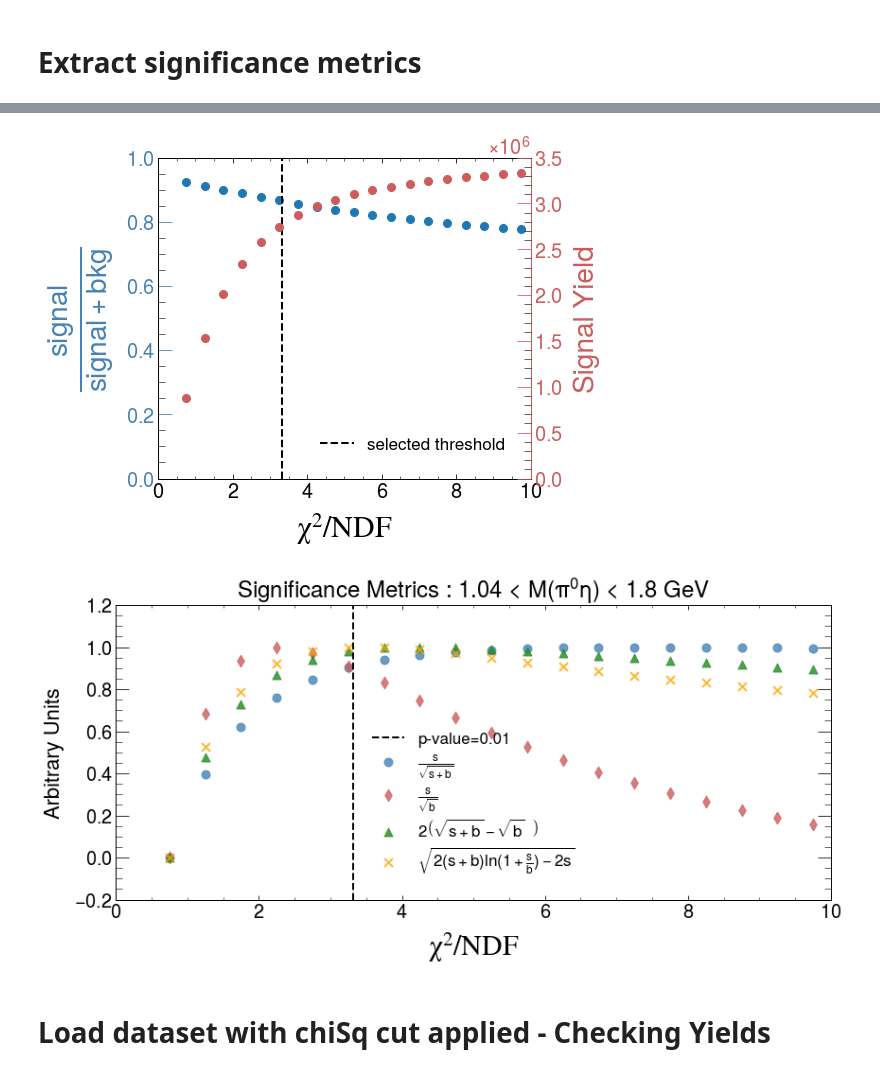
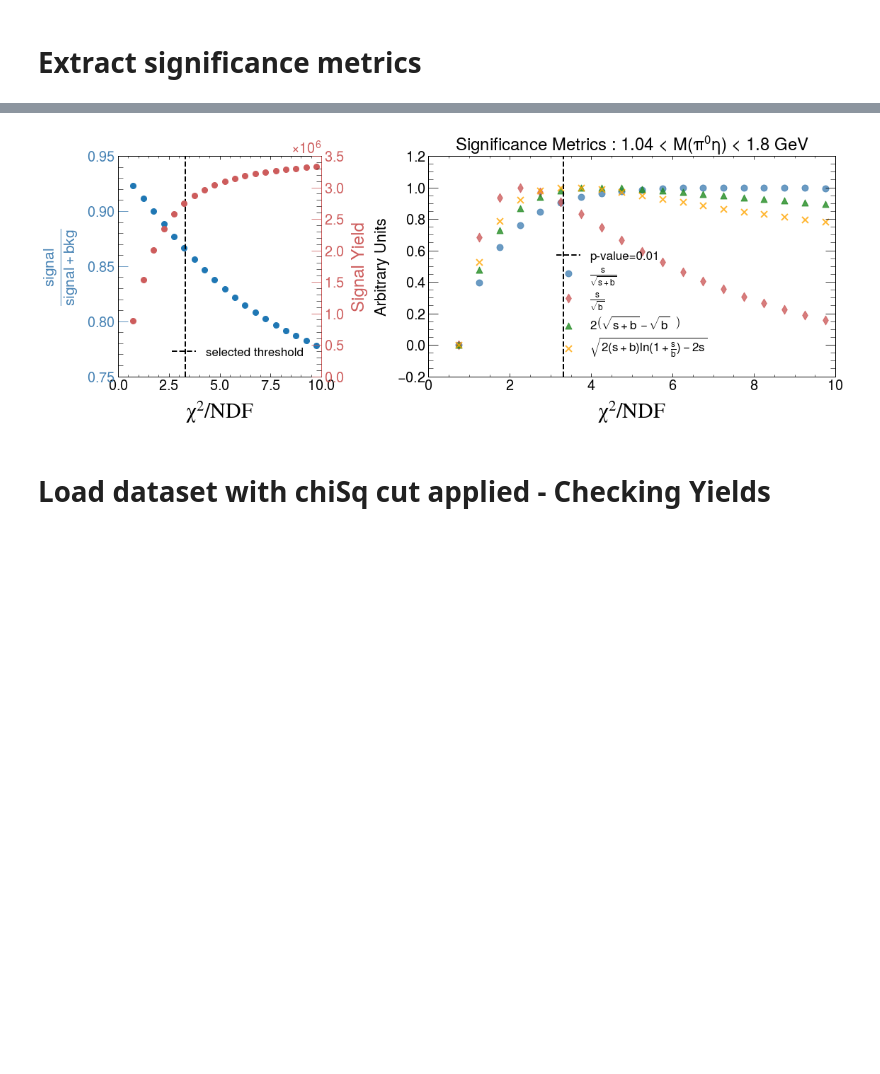
Before and after one commit to lan13005/EtaPi-Analysis, a Jupyter notebook: study_eventSelections/event_selection.ipynb, the cells around one changed output, grey strips where cells are left out. Cells and saved outputs as stored; diff of their text form; code cells hidden in the pictures; blank space fills up the shorter version.

```diff
--- a/study_eventSelections/event_selection.ipynb
+++ b/study_eventSelections/event_selection.ipynb
@@ -874,7 +894,11 @@ chiSqThresholds=chiSqThresholds/NDF
 # %%
-fig,axes=plt.subplots(1,1,figsize=(8,6))
-axes=[axes]
+fig,axes=plt.subplots(1,2,figsize=(16,6),gridspec_kw={'width_ratios': [1, 2]})
 
+
+def standardize_array(array):
+    if type(array)==list:
+        array=np.array(array)
+    return (array-array.min())/(array.max()-array.min())
 
 def polyH(x, a, b, c, d, e, f, g):
     return a+b*x+c*x**2+d*x**3+e*x**4+f*x**5+g*x**6
@@ -884,9 +908,9 @@ def polyHderiv(x, a, b, c, d, e):
 
 axes[0].scatter(chiSqThresholds,puritys)
 axes[0].set_xlabel("$\chi^2$/NDF",fontname="stix",size=30)
-axes[0].set_ylabel(r"$\frac{signal}{signal+bkg}$",size=40,c="steelblue")
+axes[0].set_ylabel(r"$\frac{signal}{signal+bkg}$",size=30,c="steelblue")
 axes[0].tick_params(axis='y', colors='steelblue')
-axes[0].set_ylim(0,1)
+# axes[0].set_ylim(0,1)
 # popt1, pcov = curve_fit(polyH,chiSqThresholds,puritys,p0=(0.8,-0.1,0,0,0,0,0))
 # axes[0].plot(chiSqThresholds,polyH(chiSqThresholds,*popt1),c='steelblue',label='Purity Poly Fit')
 
@@ -897,7 +921,7 @@ axes02.scatter(chiSqThresholds,sig_yields,color='indianred')
 # axes02.plot(chiSqThresholds,polyH(chiSqThresholds,*popt2),c='indianred',label='Yield Poly Fit')
 axes02.spines["right"].set_edgecolor('indianred')
 axes02.tick_params(axis='y', colors='indianred')
-axes02.set_ylabel(r"Signal Yield",size=28,c='indianred')
+axes02.set_ylabel(r"Signal Yield",size=24,c='indianred')
 axes02.set_ylim(bottom=0)
 
 axes[0].axvline(13.277/NDF,c='black',linestyle='--',label='selected threshold')
@@ -905,8 +929,30 @@ axes[0].axvline(13.277/NDF,c='black',linestyle='--',label='selected threshold')
 h1, l1 = axes[0].get_legend_handles_labels()
 h2, l2 = axes02.get_legend_handles_labels()
 axes[0].legend(h2+h1, l2+l1, loc=4)
+# plt.tight_layout()
+# plt.savefig(resultsFolder+"/purity_yield_vs_chiSqCut.pdf")
+
+
+# fig,axes=plt.subplots(1,1,figsize=(12,6))
+
+axes[1].scatter(chiSqThresholds,standardize_array(significances_sb),marker='o',alpha=0.8,
+             s=80,facecolor='steelblue',edgecolor='steelblue',label=r"$\frac{s}{\sqrt{s+b}}$")
+axes[1].scatter(chiSqThresholds,standardize_array(significances_b),edgecolor='indianred',marker='d',alpha=0.8,
+             s=80,facecolor='indianred',label=r"$\frac{s}{\sqrt{b}}$")
+axes[1].scatter(chiSqThresholds,standardize_array(significances_sbb),edgecolor='forestgreen',marker='^',
+             alpha=0.8,facecolor='forestgreen',s=80,label=r"$2\left(\sqrt{s+b}-\sqrt{b}\ \ \right)$")
+axes[1].scatter(chiSqThresholds,standardize_array(significances_cl),color='orange',s=80,marker='x',
+             alpha=0.8,facecolor='orange',label=r"$\sqrt{2(s+b)ln(1+\frac{s}{b})-2s}$")
+
+axes[1].axvline(13.277/NDF,c='black',linestyle='--',label='p-value=0.01')
+axes[1].set_ylabel("Arbitrary Units")
+axes[1].legend(loc="lower center")
+axes[1].set_xlabel("$\chi^2/NDF$",fontname="stix",size=30)
+
+
+axes[1].set_title(r"Significance Metrics : 1.04 < $M(\pi^0\eta)$ < 1.8 GeV",size=24)
 plt.tight_layout()
-plt.savefig(resultsFolder+"/purity_yield_vs_chiSqCut.pdf")
+plt.savefig(resultsFolder+"/significance_vs_chiSqCut_Mpi0etaGT104LT18.pdf")
 
 
 # # #################
@@ -983,42 +1029,4 @@ plt.savefig(resultsFolder+"/purity_yield_vs_chiSqCut.pdf")
 
 # plt.tight_layout()
 # plt.savefig(resultsFolder+"/significance_vs_chiSqCut_Mpi0etaGT16LT28.pdf")
-
-
-
-fig,axes=plt.subplots(1,1,figsize=(12,6))
-
-def standardize_array(array):
-    if type(array)==list:
-        array=np.array(array)
-    return (array-array.min())/(array.max()-array.min())
-
-
-axes.scatter(chiSqThresholds,standardize_array(significances_sb),marker='o',alpha=0.8,
-             s=80,facecolor='steelblue',edgecolor='steelblue',label=r"$\frac{s}{\sqrt{s+b}}$")
-axes.scatter(chiSqThresholds,standardize_array(significances_b),edgecolor='indianred',marker='d',alpha=0.8,
-             s=80,facecolor='indianred',label=r"$\frac{s}{\sqrt{b}}$")
-axes.scatter(chiSqThresholds,standardize_array(significances_sbb),edgecolor='forestgreen',marker='^',
-             alpha=0.8,facecolor='forestgreen',s=80,label=r"$2\left(\sqrt{s+b}-\sqrt{b}\ \ \right)$")
-axes.scatter(chiSqThresholds,standardize_array(significances_cl),color='orange',s=80,marker='x',
-             alpha=0.8,facecolor='orange',label=r"$\sqrt{2(s+b)ln(1+\frac{s}{b})-2s}$")
-
-axes.axvline(13.277/NDF,c='black',linestyle='--',label='p-value=0.01')
-axes.set_ylabel("Arbitrary Units")
-axes.legend(loc="lower center")
-axes.set_xlabel("$\chi^2/NDF$",fontname="stix",size=30)
-
-# axes.set_title(r"Significance Metrics : Integrated $M(\pi^0\eta)$",size=24)
-# plt.tight_layout()
-# plt.savefig(resultsFolder+"/significance_vs_chiSqCut_Mpi0etaIntegrated.pdf")
-
-# axes.set_title(r"Significance Metrics : $M(\pi^0\eta)$ < 1.6 GeV", size=24)
-# plt.tight_layout()
-# plt.savefig(resultsFolder+"/significance_vs_chiSqCut_Mpi0etaLT16.pdf")
-
-axes.set_title(r"Significance Metrics : 1.04 < $M(\pi^0\eta)$ < 1.8 GeV",size=24)
-# axes.set_title(r"Significance Metrics : 1.6 < $M(\pi^0\eta)$ < 2.8 GeV",size=24)
-plt.tight_layout()
-plt.savefig(resultsFolder+"/significance_vs_chiSqCut_Mpi0etaGT104LT18.pdf")
-# plt.savefig(resultsFolder+"/significance_vs_chiSqCut_Mpi0etaGT16LT28.pdf")
 # %% [output]
@@ -1029,5 +1035,4 @@ WARNING:matplotlib.backends.backend_pdf:'STIX-Regular.otf' can not be subsetted
-[figure, old version]
+[figure, new version]
-[figure, removed]
 # %% [markdown]
 # Load dataset with chiSq cut applied - Checking Yields
 # %%
```
Also changed, not shown: parts of 8 cells of this notebook, 12 other files.
